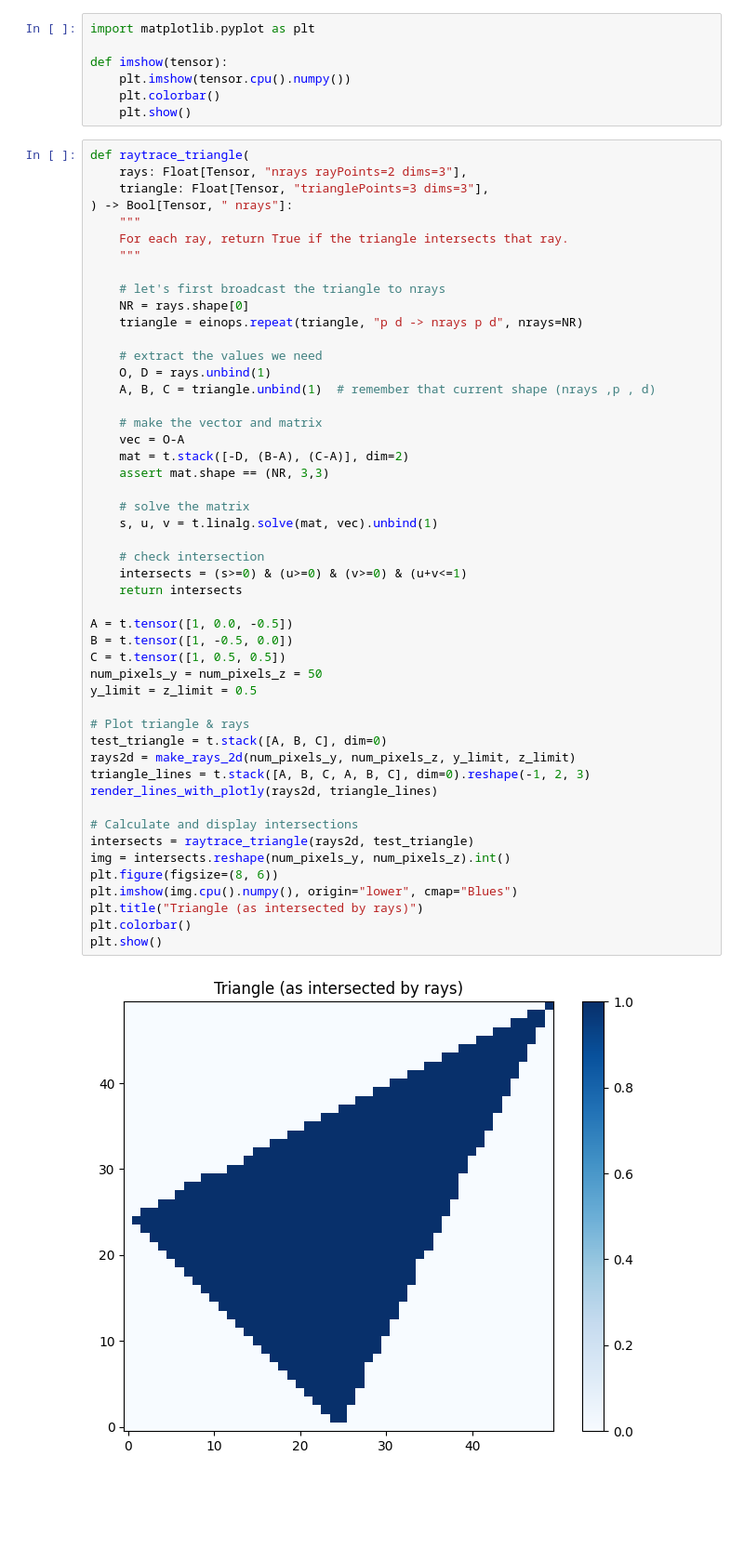
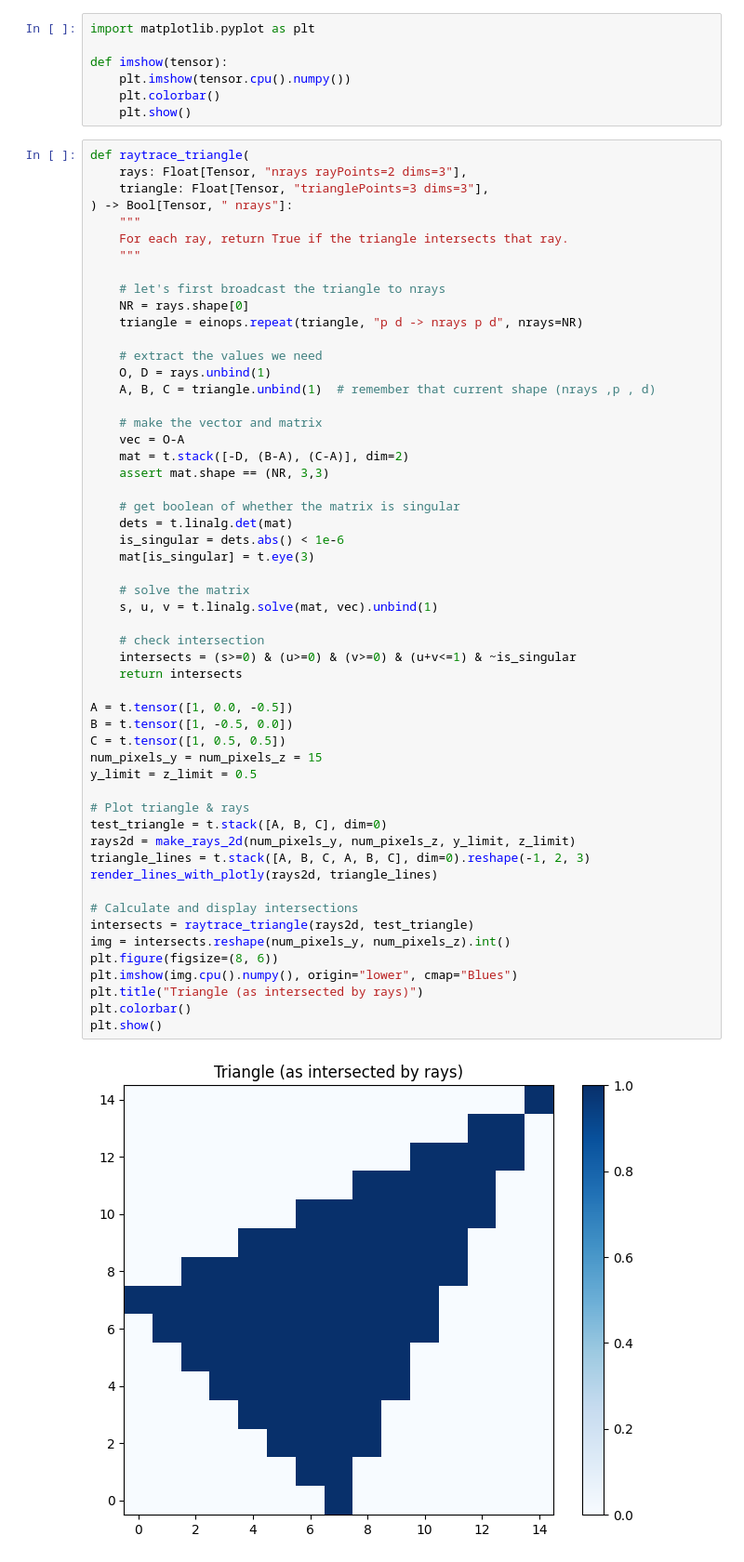
Before and after one commit to youssefokeil/arena-3.0, a Jupyter notebook: prereqs/ray-tracing/ray_tracing.ipynb, the cells around one changed output. Shown at 93% size. Saved outputs shown, nothing was run; the diff lists cells and outputs as text; blank space fills up the shorter version.

```diff
--- a/prereqs/ray-tracing/ray_tracing.ipynb
+++ b/prereqs/ray-tracing/ray_tracing.ipynb
@@ -342,33 +353,38 @@ def raytrace_triangle(
     vec = O-A
     mat = t.stack([-D, (B-A), (C-A)], dim=2)
     assert mat.shape == (NR, 3,3)
 
+    # get boolean of whether the matrix is singular
+    dets = t.linalg.det(mat)
+    is_singular = dets.abs() < 1e-6
+    mat[is_singular] = t.eye(3)
+
     # solve the matrix
     s, u, v = t.linalg.solve(mat, vec).unbind(1)
 
     # check intersection
-    intersects = (s>=0) & (u>=0) & (v>=0) & (u+v<=1)
+    intersects = (s>=0) & (u>=0) & (v>=0) & (u+v<=1) & ~is_singular
     return intersects
 
 A = t.tensor([1, 0.0, -0.5])
 B = t.tensor([1, -0.5, 0.0])
 C = t.tensor([1, 0.5, 0.5])
-num_pixels_y = num_pixels_z = 50
+num_pixels_y = num_pixels_z = 15
 y_limit = z_limit = 0.5
 
 # Plot triangle & rays
 test_triangle = t.stack([A, B, C], dim=0)
 rays2d = make_rays_2d(num_pixels_y, num_pixels_z, y_limit, z_limit)
 triangle_lines = t.stack([A, B, C, A, B, C], dim=0).reshape(-1, 2, 3)
 render_lines_with_plotly(rays2d, triangle_lines)
 
 # Calculate and display intersections
 intersects = raytrace_triangle(rays2d, test_triangle)
 img = intersects.reshape(num_pixels_y, num_pixels_z).int()
 plt.figure(figsize=(8, 6))
 plt.imshow(img.cpu().numpy(), origin="lower", cmap="Blues")
 plt.title("Triangle (as intersected by rays)")
 plt.colorbar()
 plt.show()
 # %% [output]
-[figure, old version]
+[figure, new version]
```
Also changed, not shown: parts of 21 cells of this notebook, 2 other files.
